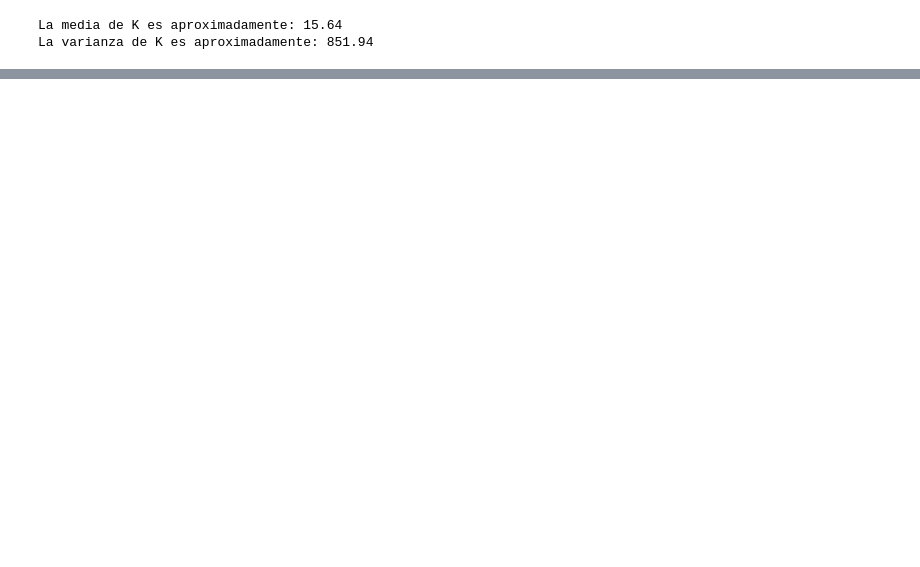
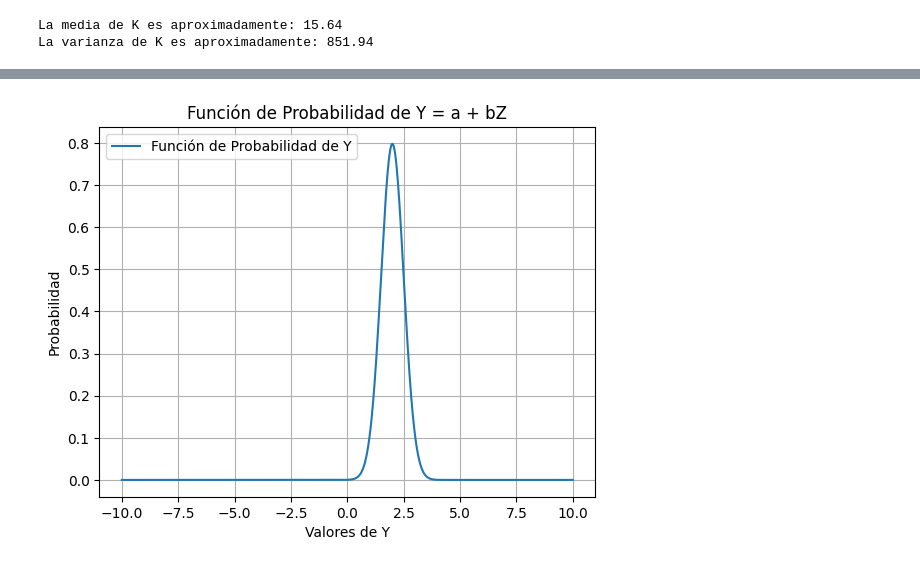
Before and after one commit to jaqmol85/M-TODOS-ESTOCASTICOS, a Jupyter notebook: EJERCICIO_2_MET_ESTOCASTICOS.ipynb, the cells around one changed output, grey strips where cells are left out. Drawn from its saved outputs; the diff is of its cells as text; code cells hidden in the pictures; blank space fills up the shorter version.

```diff
--- a/EJERCICIO_2_MET_ESTOCASTICOS.ipynb
+++ b/EJERCICIO_2_MET_ESTOCASTICOS.ipynb
@@ -152,0 +222,29 @@ print("1 a. Para la ecuación, simplemente estamos sumando las funciones de dist
+# %%
+import scipy.stats as stats
+import numpy as np
+import matplotlib.pyplot as plt
+
+# Parámetros dados
+a = 2  # Valor de a
+b = 0.5  # Valor de b
+
+# Distribución de Z (por ejemplo, normal con media 0 y desviación estándar 1)
+mean_Z = 0
+std_Z = 1
+
+# Valores de Y
+y_values = np.linspace(-10, 10, 1000)
+
+# Función de probabilidad de Y
+pdf_Y = stats.norm.pdf((y_values - a) / b, loc=mean_Z, scale=std_Z) / b
+
+# Gráfica de la función de probabilidad de Y
+plt.plot(y_values, pdf_Y, label='Función de Probabilidad de Y')
+plt.title('Función de Probabilidad de Y = a + bZ')
+plt.xlabel('Valores de Y')
+plt.ylabel('Probabilidad')
+plt.grid()
+plt.legend()
+plt.show()
+# %% [output]
+[figure, added]
```
Also changed, not shown: parts of 8 cells of this notebook.
